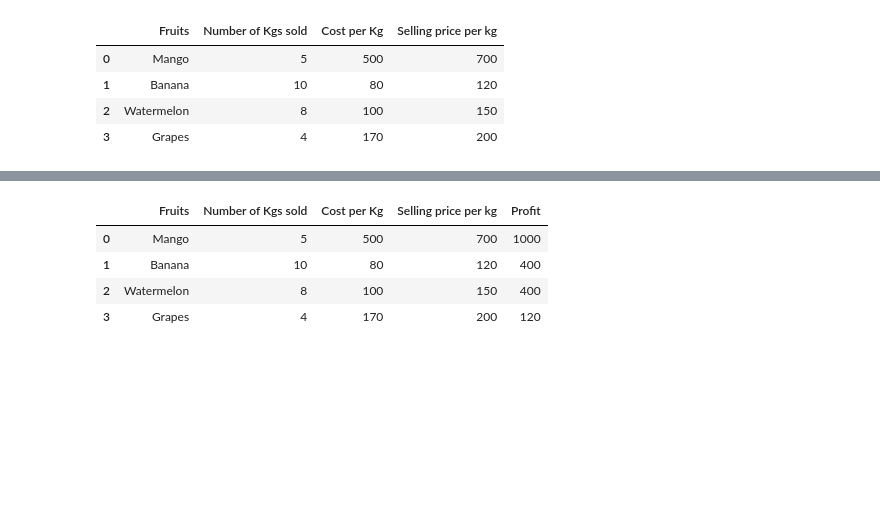
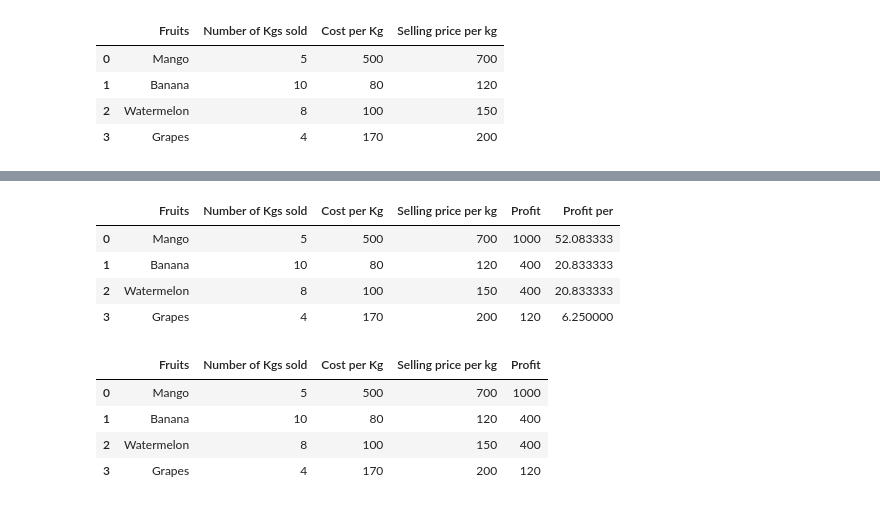
Before and after one commit to akshaypache/Python, a Jupyter notebook: DataSciencePython/005_Pandas.ipynb, the cells around one changed output, grey strips where cells are left out. Cells and saved outputs as stored; diff of their text form; code cells hidden in the pictures; blank space fills up the shorter version.

```diff
--- a/DataSciencePython/005_Pandas.ipynb
+++ b/DataSciencePython/005_Pandas.ipynb
@@ -689,0 +723,2 @@ df
+# %%
+df["Profit"] = (df["Selling price per kg"]-df["Cost per Kg"]) * df["Number of Kgs sold"]
@@ -690,3 +733,12 @@ df
+# %%
+df["Profit per"] = (df["Profit"] / df["Profit"].sum()) * 100
+df
+# %% [output]
+|  | Fruits | Number of Kgs sold | Cost per Kg | Selling price per kg | Profit | Profit per |
+| 0 | Mango | 5 | 500 | 700 | 1000 | 52.083333 |
+| 1 | Banana | 10 | 80 | 120 | 400 | 20.833333 |
+| 2 | Watermelon | 8 | 100 | 150 | 400 | 20.833333 |
+| 3 | Grapes | 4 | 170 | 200 | 120 | 6.250000 |
 # %%
 # create a new column
 df['Profit'] = df['Number of Kgs sold']*( df['Selling price per kg'] - df['Cost per Kg'])
```
Also changed, not shown: parts of 6 cells of this notebook, 3 other files.
